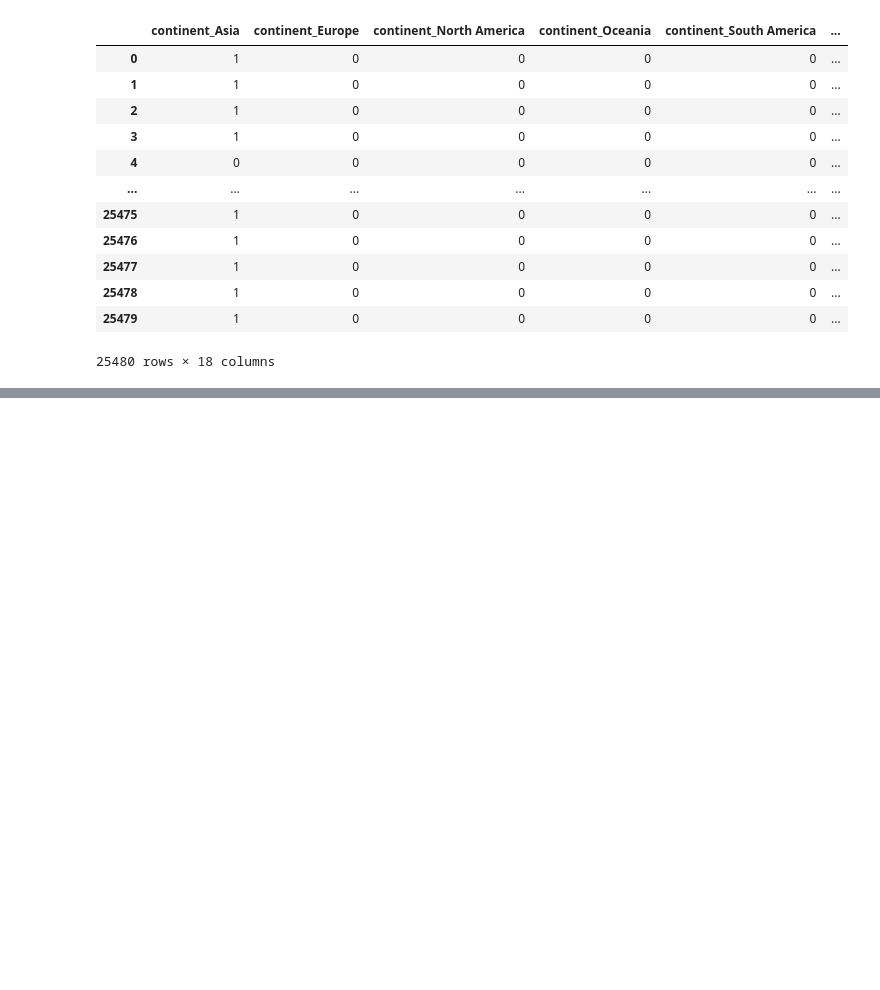
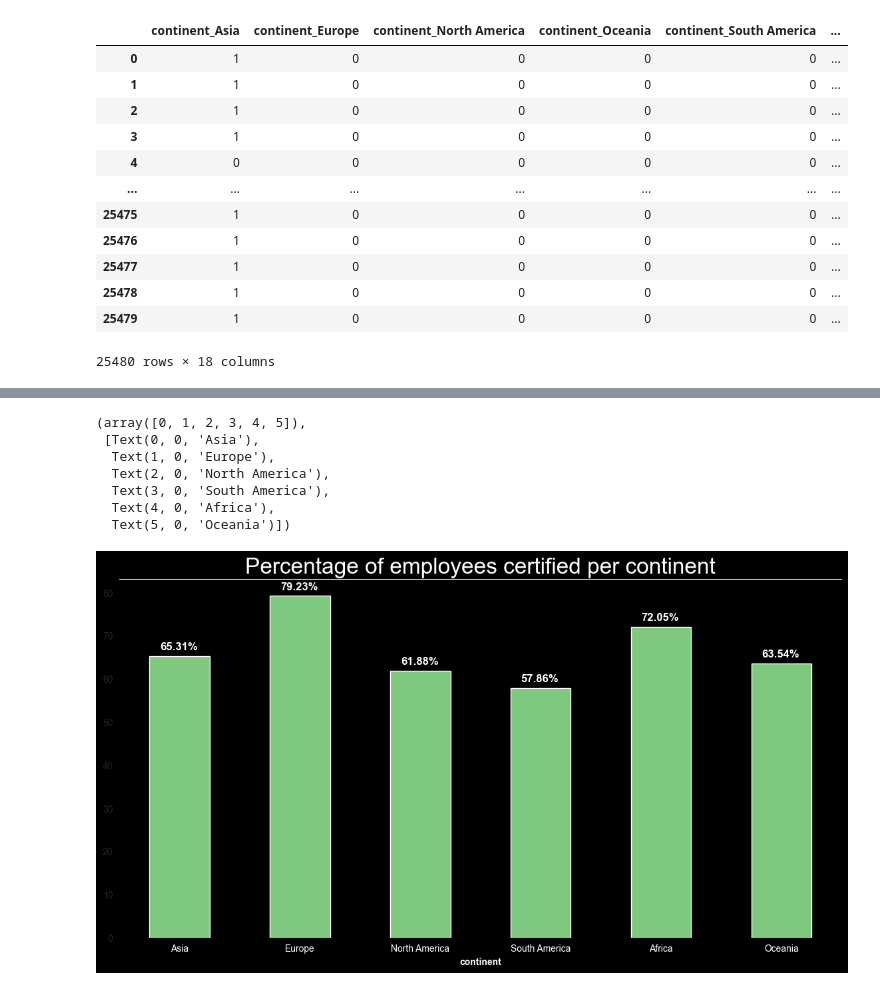
Before and after one commit to Radhika5062/ml_us_visa_approval, a Jupyter notebook: EDA.ipynb, the cells around one changed output, grey strips where cells are left out. Saved outputs shown, nothing was run; the diff lists cells and outputs as text; code cells hidden in the pictures; blank space fills up the shorter version.

```diff
--- a/EDA.ipynb
+++ b/EDA.ipynb
@@ -269,0 +458,34 @@ array(['Asia', 'Africa', 'North America', 'Europe', 'South America',
+# %%
+# checking the relationship between the percentage if people who got certified from each contient
+certified_data = df[df['case_status'] == 'Certified']['continent'].value_counts()/df['continent'].value_counts() * 100
+
+
+
+fig, ax = plt.subplots(figsize=(14, 7), facecolor = 'black')
+certified_data.plot(kind='bar', stacked = True, colormap = 'Accent')
+plt.title('Percentage of employees certified per continent', color = 'white', fontsize = 24)
+ax.set_facecolor('black')
+plt.xlabel('continent', color = 'white', fontweight = 'bold')
+for p in ax.patches:
+    ax.annotate(f'{p.get_height():.2f}%',  # Format height with 2 decimal places
+                (p.get_x() + p.get_width() / 3., p.get_height()),  # Position of the text
+                ha='center', va='center',  # Horizontal and vertical alignment
+                xytext=(10, 10),  # Offset the text above the bar
+                textcoords='offset points',
+                fontsize=12, color='white', weight='bold')
+
+# ax.spines['top'].set_visible(False)
+ax.spines['right'].set_visible(False)
+ax.spines['left'].set_visible(False)
+ax.spines['bottom'].set_visible(False)
+ax.tick_params(axis = 'x', colors = 'white')
+plt.xticks(rotation = 0)
+# %% [output]
+(array([0, 1, 2, 3, 4, 5]),
+ [Text(0, 0, 'Asia'),
+  Text(1, 0, 'Europe'),
+  Text(2, 0, 'North America'),
+  Text(3, 0, 'South America'),
+  Text(4, 0, 'Africa'),
+  Text(5, 0, 'Oceania')])
+[figure, added]
```
Also changed, not shown: parts of 53 cells of this notebook.
